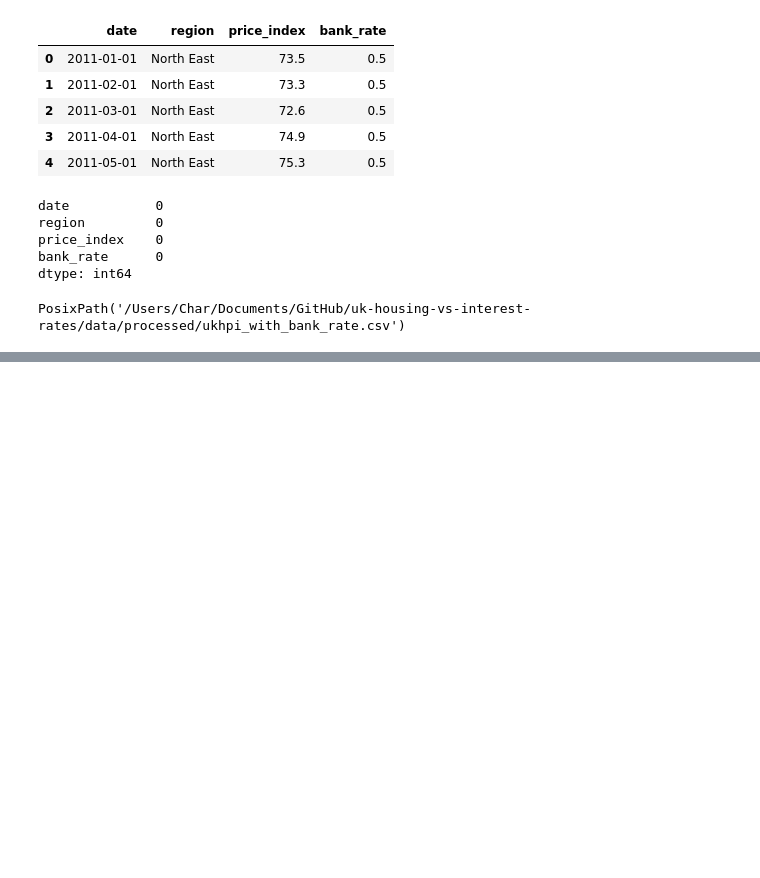
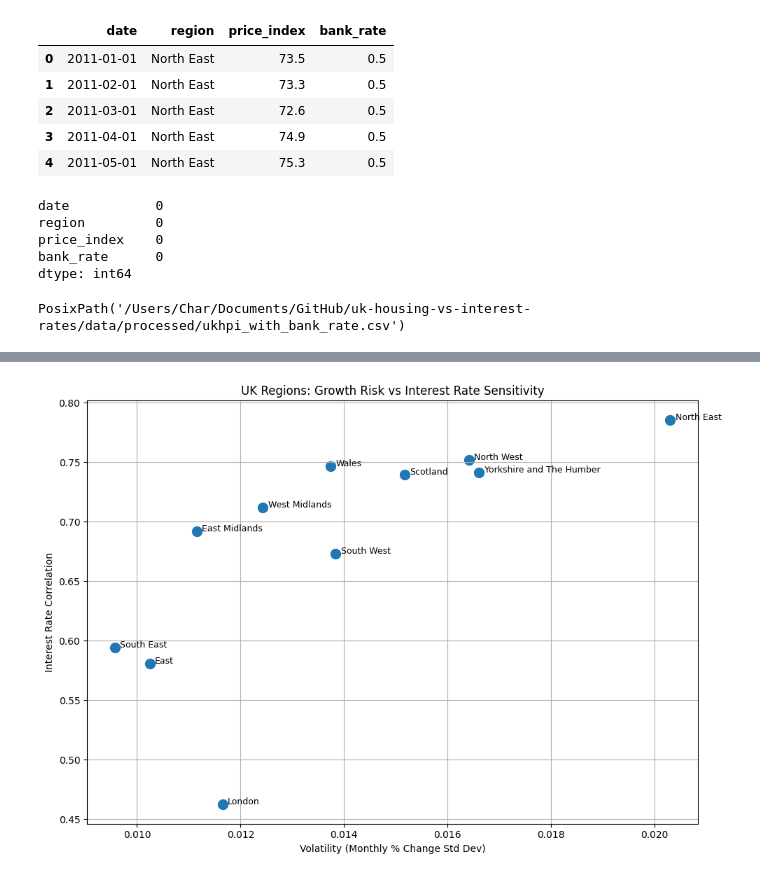
Before and after one commit to rabbittibbar10/uk-housing-vs-interest-rates, a Jupyter notebook: notebooks/01_data_download_and_clean.ipynb, the cells around one changed output, grey strips where cells are left out. Drawn from its saved outputs; the diff is of its cells as text; code cells hidden in the pictures; blank space fills up the shorter version.

```diff
--- a/notebooks/01_data_download_and_clean.ipynb
+++ b/notebooks/01_data_download_and_clean.ipynb
@@ -537,0 +676,20 @@ PosixPath('/Users/Char/Documents/GitHub/uk-housing-vs-interest-rates/data/proces
+# %%
+vol_low = summary["volatility"].quantile(0.33)
+vol_high = summary["volatility"].quantile(0.66)
+
+corr_low = summary["rate_correlation"].quantile(0.33)
+corr_high = summary["rate_correlation"].quantile(0.66)
+
+vol_low, vol_high, corr_low, corr_high
+
+def profile(row):
+    if row["volatility"] <= vol_low and row["rate_correlation"] <= corr_low:
+        return "Stable & rate-resilient"
+    elif row["volatility"] >= vol_high and row["rate_correlation"] >= corr_high:
+        return "High growth, rate-sensitive"
+    else:
+        return "Balanced"
+
+summary["profile"] = summary.apply(profile, axis=1)
+
+summary.sort_values(["profile", "volatility"])
@@ -537,0 +710,29 @@ PosixPath('/Users/Char/Documents/GitHub/uk-housing-vs-interest-rates/data/proces
+# %%
+plt.figure(figsize=(10, 7))
+
+plt.scatter(
+    summary["volatility"],
+    summary["rate_correlation"],
+    s=100
+)
+
+for region, row in summary.iterrows():
+    plt.text(
+        row["volatility"] + 0.0001,
+        row["rate_correlation"],
+        region,
+        fontsize=9
+    )
+
+plt.xlabel("Volatility (Monthly % Change Std Dev)")
+plt.ylabel("Interest Rate Correlation")
+plt.title("UK Regions: Growth Risk vs Interest Rate Sensitivity")
+plt.grid(True)
+
+plt.tight_layout()
+plt.savefig(
+    PROJECT_ROOT / "reports" / "figures" / "risk_vs_rate_sensitivity.png"
+)
+plt.show()
+# %% [output]
+[figure, added]
```
Also changed, not shown: parts of 10 cells of this notebook, 1 other file.
